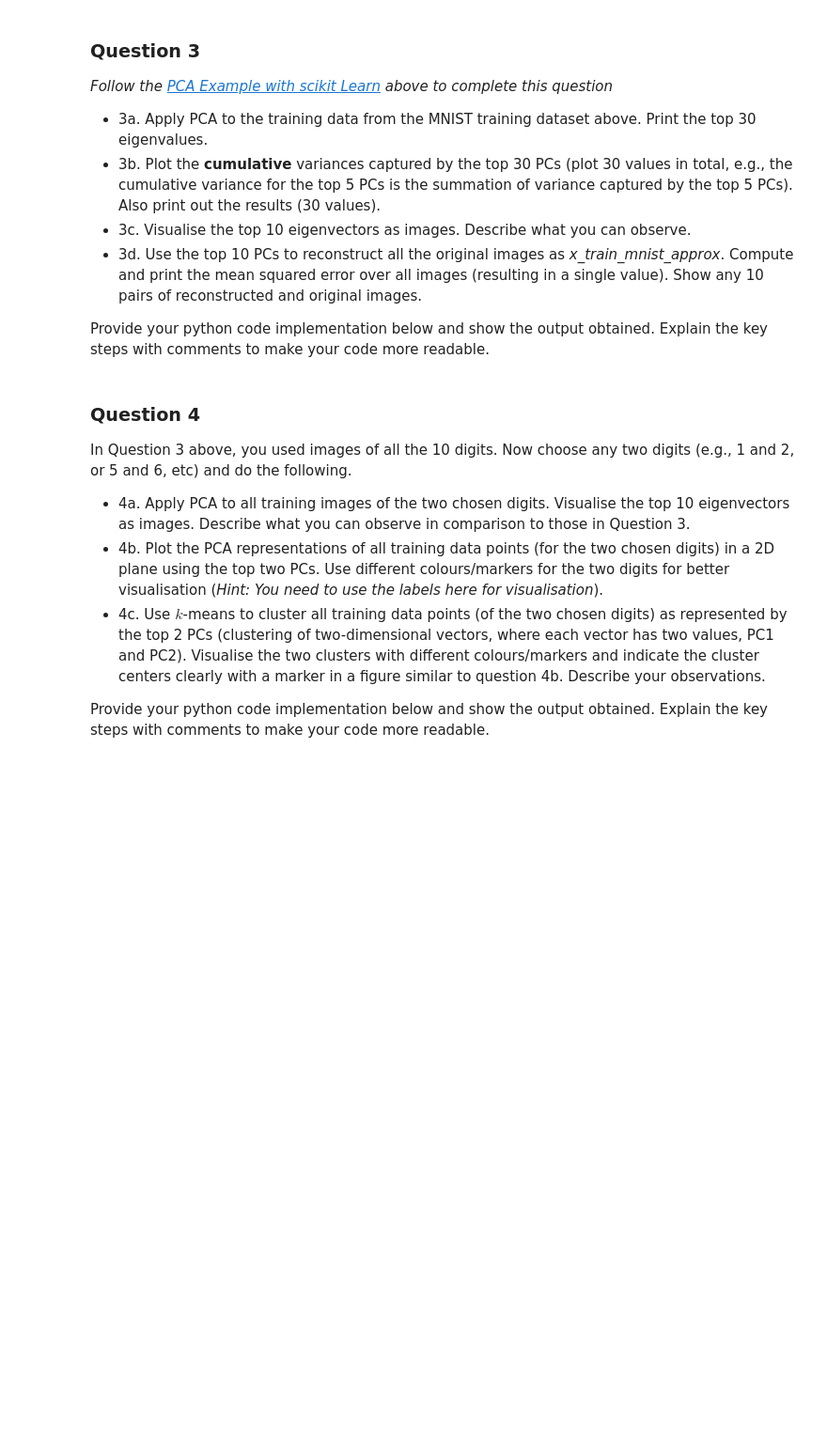
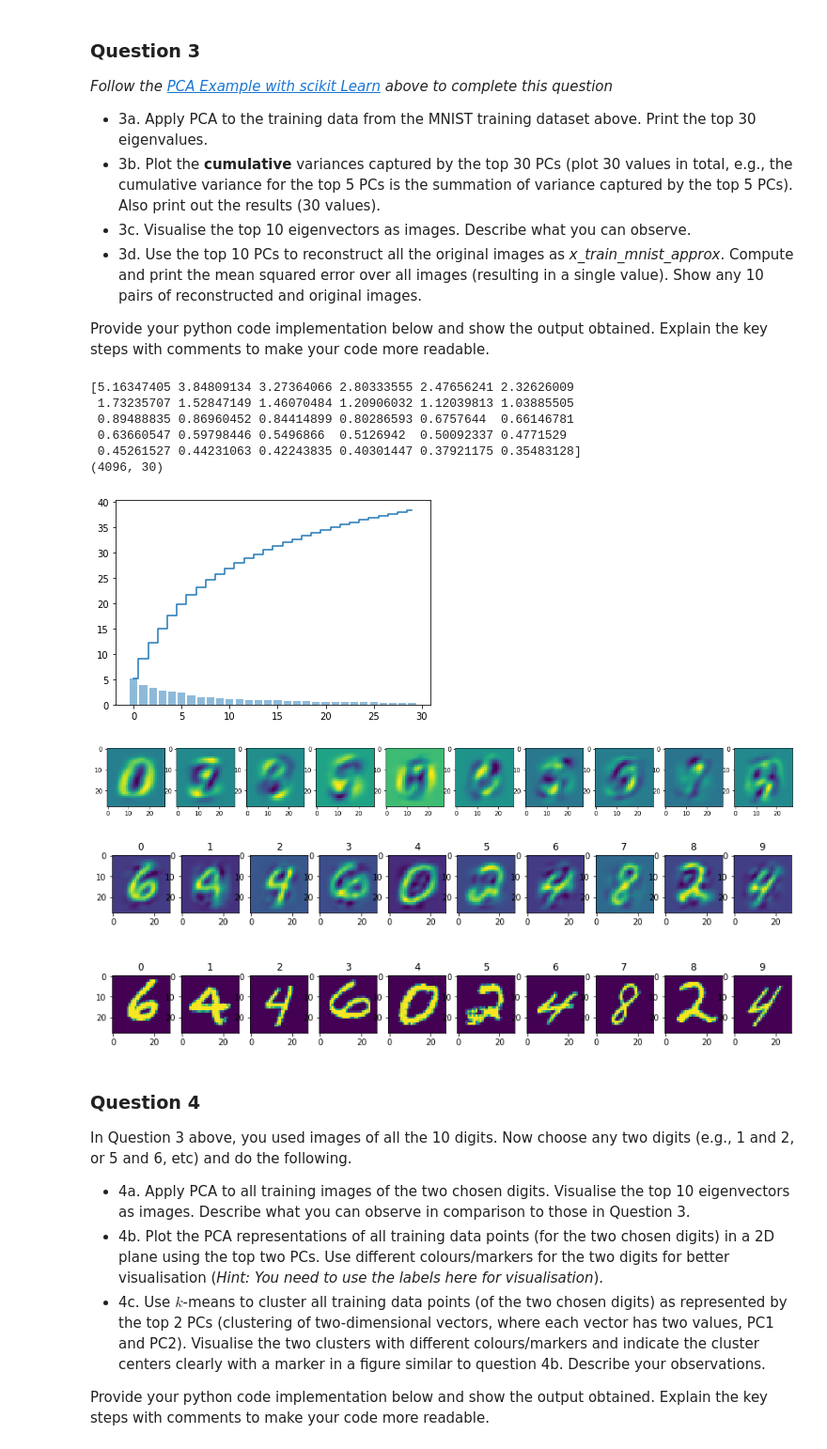
Before and after one commit to maalvarezl/MLAI, a Jupyter notebook: Lab 7 - Unsupervised learning & DL intro.ipynb, the cells around one changed output. Shown at 94% size. Drawn from its saved outputs; the diff is of its cells as text; code cells hidden in the pictures; blank space fills up the shorter version.

```diff
--- a/Lab 7 - Unsupervised learning & DL intro.ipynb
+++ b/Lab 7 - Unsupervised learning & DL intro.ipynb
@@ -509,3 +557,69 @@ Provide your python code implementation below and show the output obtained. Expl
+# %%
+# Note: You need to reshape the data from images to vectors in order to use PCA
+# Your code with comments and output
+from sklearn.decomposition import PCA
+# top 30 eigenvalues.
+n_samples = len(mnist_data)
+h,w = mnist_data[0][0].shape[1:] # h 28; w 28;
+train_loader_pca = torch.utils.data.DataLoader(mnist_data, batch_size=4096, shuffle=False)
+
+X = None
+y = None
+for data in train_loader_pca:
+    X,y = data
+X = X.view(-1,28*28)  # X.shape : 4096 * 784
+
+# cumulative variances captured by the top 30 PCs
+n_components = 30
+pca = PCA(n_components=n_components, svd_solver='randomized',whiten=True).fit(X)
+eigenvectors = pca.components_ # this is the eigen vector
+eigenvalues = pca.explained_variance_  # this is the eigenvalues
+print(eigenvalues)
+
+cumsum_eigenvalues = torch.cumsum(torch.from_numpy(eigenvalues),dim=0)
+plt.bar(range(n_components),eigenvalues,alpha = 0.5,align='center',label='individual variances')
+plt.step(range(n_components),cumsum_eigenvalues,where='mid',label='cumulative variances')
+
+eigenvectors_img = eigenvectors.reshape(n_components,28,28)
+plt.figure(figsize=(20, 2))
+
+for i,item in enumerate(eigenvectors_img[:10]):
+    plt.subplot(1,10,i+1)
+    plt.imshow(item)
+
+# reconstruct 10 img samples and compare with the original img
+plt.figure(figsize=(15, 5))
+
+
+pca_ = PCA(n_components=30)
+lower_dimensional_data = pca_.fit_transform(X)
+print(lower_dimensional_data.shape)
+approximation = pca_.inverse_transform(lower_dimensional_data)
+
+indices_list = torch.randint(0,4096,(10,))
+# indices_list = range(0,10)
+
+for i,item in enumerate(indices_list):
+    x_img = mnist_data[item][0]
+    y_img = mnist_data[item][1]
+    plt.subplot(2,10,i+1)
+    plt.title(str(i))
+    recon_img = pca_.inverse_transform(lower_dimensional_data[item])
+
+    plt.imshow(recon_img.reshape(28, 28));
+    plt.subplot(2,10,i+10+1)
+    plt.title(str(i))
+    plt.imshow(x_img.reshape(28,28));
+# %% [output]
+[5.16347405 3.84809134 3.27364066 2.80333555 2.47656241 2.32626009
+ 1.73235707 1.52847149 1.46070484 1.20906032 1.12039813 1.03885505
+ 0.89488835 0.86960452 0.84414899 0.80286593 0.6757644  0.66146781
+ 0.63660547 0.59798446 0.5496866  0.5126942  0.50092337 0.4771529
+ 0.45261527 0.44231063 0.42243835 0.40301447 0.37921175 0.35483128]
+(4096, 30)
+[figure, added]
+[figure, added]
+[figure, added]
 # %% [markdown]
 ### <a id='Q4'></a>Question 4
 
```
Also changed, not shown: parts of 10 cells of this notebook.
